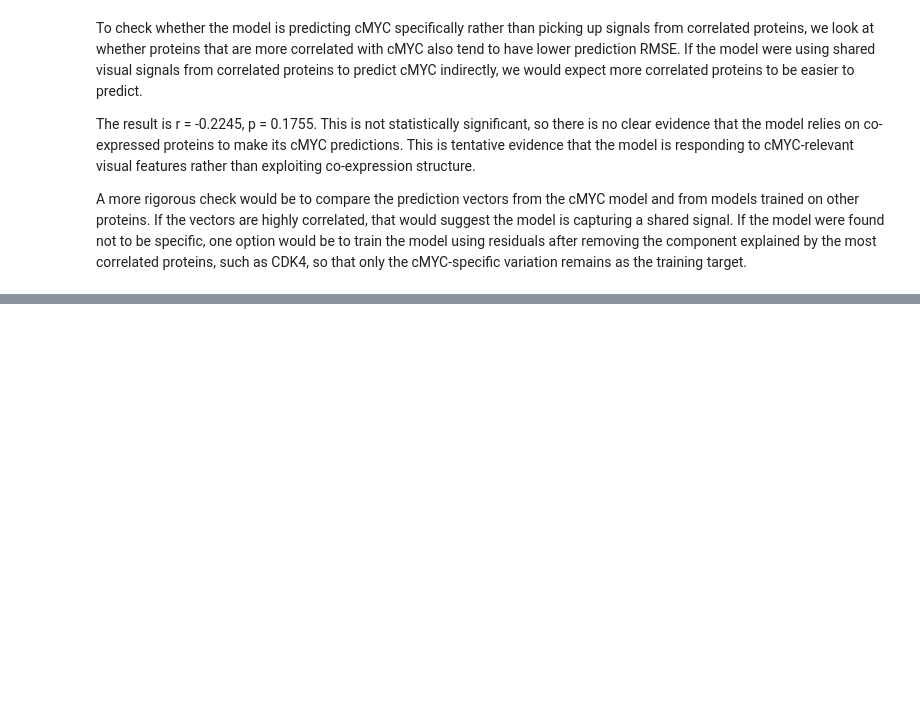
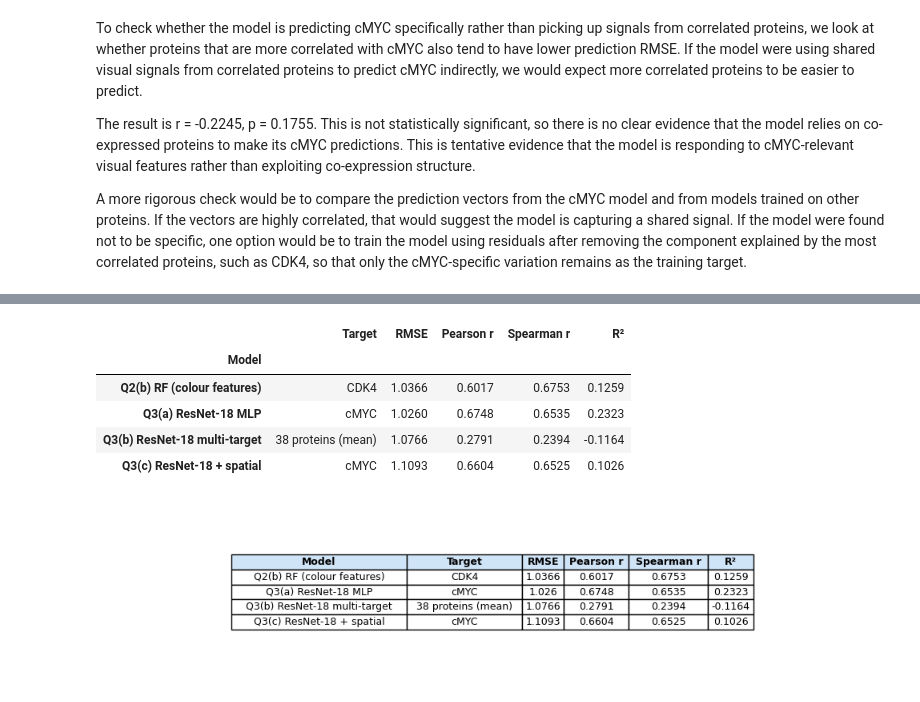
Before and after one commit to yueran-wang-warwick/cs429_assignment2, a Jupyter notebook: CS429_A2_Yueran_Wang.ipynb, the cells around one changed output, grey strips where cells are left out. Saved outputs shown, nothing was run; the diff lists cells and outputs as text; code cells hidden in the pictures; blank space fills up the shorter version.

```diff
--- a/CS429_A2_Yueran_Wang.ipynb
+++ b/CS429_A2_Yueran_Wang.ipynb
@@ -1120,18 +1042,15 @@ X_feat_test_c = np.array(
     [feat_dict[i] for i in test_df.index], dtype=np.float32
 )
 
-# augmented inputs: [512-dim ResNet features | 2-dim coords]
-# (N_train, 514)
+# augmented inputs: [512-dim ResNet features | 2-dim normalised coords]
 X_tr_c = np.concatenate([X_feat_train_c, xy_train_n], axis=1)
-# (N_test,  514)
-X_va_c = np.concatenate([X_feat_test_c,  xy_test_n],  axis=1)
+X_va_c = np.concatenate([X_feat_test_c, xy_test_n], axis=1)
 
 torch.manual_seed(RANDOM_SEED)
-cache_coords = 'output/cache_mlp_coords.pt'
 model_coords = FeatureMLPWithCoords(feat_dim=512, coord_dim=2, out_dim=1)
 model_coords, tl_c, vl_c = fit_mlp(
     model_coords,
     X_tr_c, y_train_cmyc,
     X_va_c, y_test_cmyc,
-    EPOCHS, LR, cache_coords
+    EPOCHS, LR
 )
@@ -1190,7 +1105,6 @@ This analysis examines whether proteins highly correlated with cMYC in the train
 # %%
 # identify which fold corresponds to D1
 spec_list = df['specimen_id'].tolist()
-all_ids_full = df.index.tolist()
 fold_assigns = list(gkf.split(np.arange(len(df)), groups=spec_list))
 
 d1_fold = next(
@@ -1199,11 +1113,8 @@ d1_fold = next(
 )
 d1_tr_idx, d1_va_idx = fold_assigns[d1_fold]
 
-# reload D1 fold model
-fold_cache_d1 = f'output/cache_mlp_multi_fold{d1_fold + 1}.pt'
-m_d1 = FeatureMLP(in_dim=512, hidden=256, out_dim=len(protein_cols))
-m_d1.load_state_dict(torch.load(fold_cache_d1, map_location=device))
-m_d1.to(device)
+# retrieve the already-trained model for the D1 fold
+m_d1 = fold_models[d1_fold]
 
 # predictions on D1
 X_d1 = X_feat_all[d1_va_idx]
@@ -1270,0 +1185,51 @@ A more rigorous check would be to compare the prediction vectors from the cMYC m
+# %%
+# mean metrics for Q3(b) multi-target model on D1 fold
+# index [0]=Pearson r, [1]=Spearman r, [2]=RMSE, [3]=R²
+mean_rmse_b = np.mean(list(d1_rmse.values()))
+mean_r_b = np.mean([fold_results[d1_fold][p][0] for p in protein_cols])
+mean_rho_b = np.mean([fold_results[d1_fold][p][1] for p in protein_cols])
+mean_r2_b = np.mean([fold_results[d1_fold][p][3] for p in protein_cols])
+
+# consolidated comparison table (all models evaluated on test specimen D1)
+rows = [
+    ('Q2(b) RF (colour features)', 'CDK4', rmse, pearson_r, spearman_r, r2),
+    ('Q3(a) ResNet-18 MLP', 'cMYC', rmse_cmyc, r_cmyc, rho_cmyc, r2_cmyc),
+    ('Q3(b) ResNet-18 multi-target', '38 proteins (mean)', mean_rmse_b, mean_r_b, mean_rho_b, mean_r2_b),
+    ('Q3(c) ResNet-18 + spatial', 'cMYC', rmse_coord, r_coord, rho_coord, r2_coord),
+]
+summary_df = pd.DataFrame(
+    rows, columns=['Model', 'Target', 'RMSE', 'Pearson r', 'Spearman r', 'R²']
+).set_index('Model')
+for col in ['RMSE', 'Pearson r', 'Spearman r', 'R²']:
+    summary_df[col] = summary_df[col].round(4)
+
+display(summary_df)
+
+# render as a styled PNG for submission
+fig, ax = plt.subplots(figsize=(10, 2.4))
+ax.axis('off')
+tbl_data = summary_df.reset_index()
+tbl = ax.table(
+    cellText=tbl_data.values,
+    colLabels=tbl_data.columns.tolist(),
+    cellLoc='center',
+    loc='center',
+)
+tbl.auto_set_font_size(False)
+tbl.set_fontsize(9)
+tbl.auto_set_column_width(col=list(range(len(tbl_data.columns))))
+# highlight header row with blue background
+for col_idx in range(len(tbl_data.columns)):
+    tbl[0, col_idx].set_facecolor('#d0e4f7')
+    tbl[0, col_idx].set_text_props(fontweight='bold')
+plt.tight_layout()
+plt.savefig('output/model_comparison.png', dpi=150, bbox_inches='tight')
+plt.show()
+# %% [output]
+|  | Target | RMSE | Pearson r | Spearman r | R² |
+| Model |  |  |  |  |  |
+| Q2(b) RF (colour features) | CDK4 | 1.0366 | 0.6017 | 0.6753 | 0.1259 |
+| Q3(a) ResNet-18 MLP | cMYC | 1.0260 | 0.6748 | 0.6535 | 0.2323 |
+| Q3(b) ResNet-18 multi-target | 38 proteins (mean) | 1.0766 | 0.2791 | 0.2394 | -0.1164 |
+| Q3(c) ResNet-18 + spatial | cMYC | 1.1093 | 0.6604 | 0.6525 | 0.1026 |
+[figure, added]
```
Also changed, not shown: parts of 23 cells of this notebook, 1 other file.
